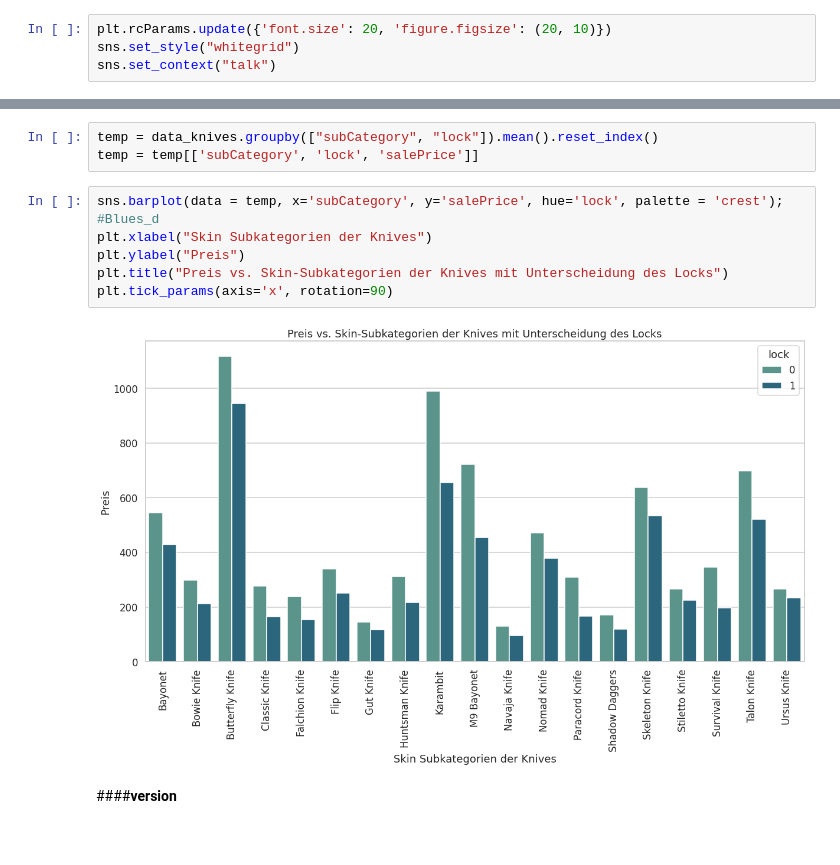
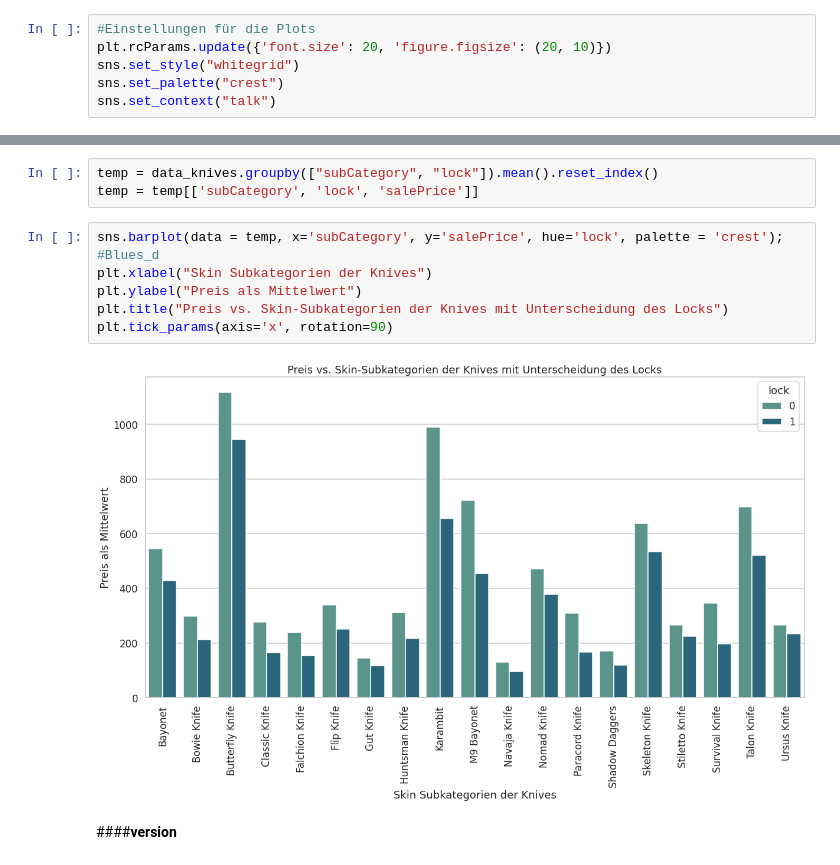
Before and after one commit to princessivy/Analyzing_CSGO_SkinPrices, a Jupyter notebook: CSGO_Analytics.ipynb, the cells around one changed output, grey strips where cells are left out. Saved outputs shown, nothing was run; the diff lists cells and outputs as text.

Commit message:
added plots

```diff
--- a/CSGO_Analytics.ipynb
+++ b/CSGO_Analytics.ipynb
@@ -441,8 +460,10 @@ Maßtabberechnung: Die Kategorie mit der niedrigsten Anzahl (hier: Gloves) wird
 # %% [markdown]
 ###Ausreißer
 # %%
+#Einstellungen für die Plots
 plt.rcParams.update({'font.size': 20, 'figure.figsize': (20, 10)})
 sns.set_style("whitegrid")
+sns.set_palette("crest")
 sns.set_context("talk")
 # %%
 #Kategorische: Bar Charts & Boxplots
@@ -620,11 +641,11 @@ temp = temp[['subCategory', 'lock', 'salePrice']]
 # %%
 sns.barplot(data = temp, x='subCategory', y='salePrice', hue='lock', palette = 'crest'); #Blues_d
 plt.xlabel("Skin Subkategorien der Knives")
-plt.ylabel("Preis")
+plt.ylabel("Preis als Mittelwert")
 plt.title("Preis vs. Skin-Subkategorien der Knives mit Unterscheidung des Locks")
 plt.tick_params(axis='x', rotation=90)
 # %% [output]
-[figure, old version]
+[figure, new version]
 # %% [markdown]
 ####**version**
 # %% [markdown]
```
Also changed, not shown: parts of 11 cells of this notebook.
